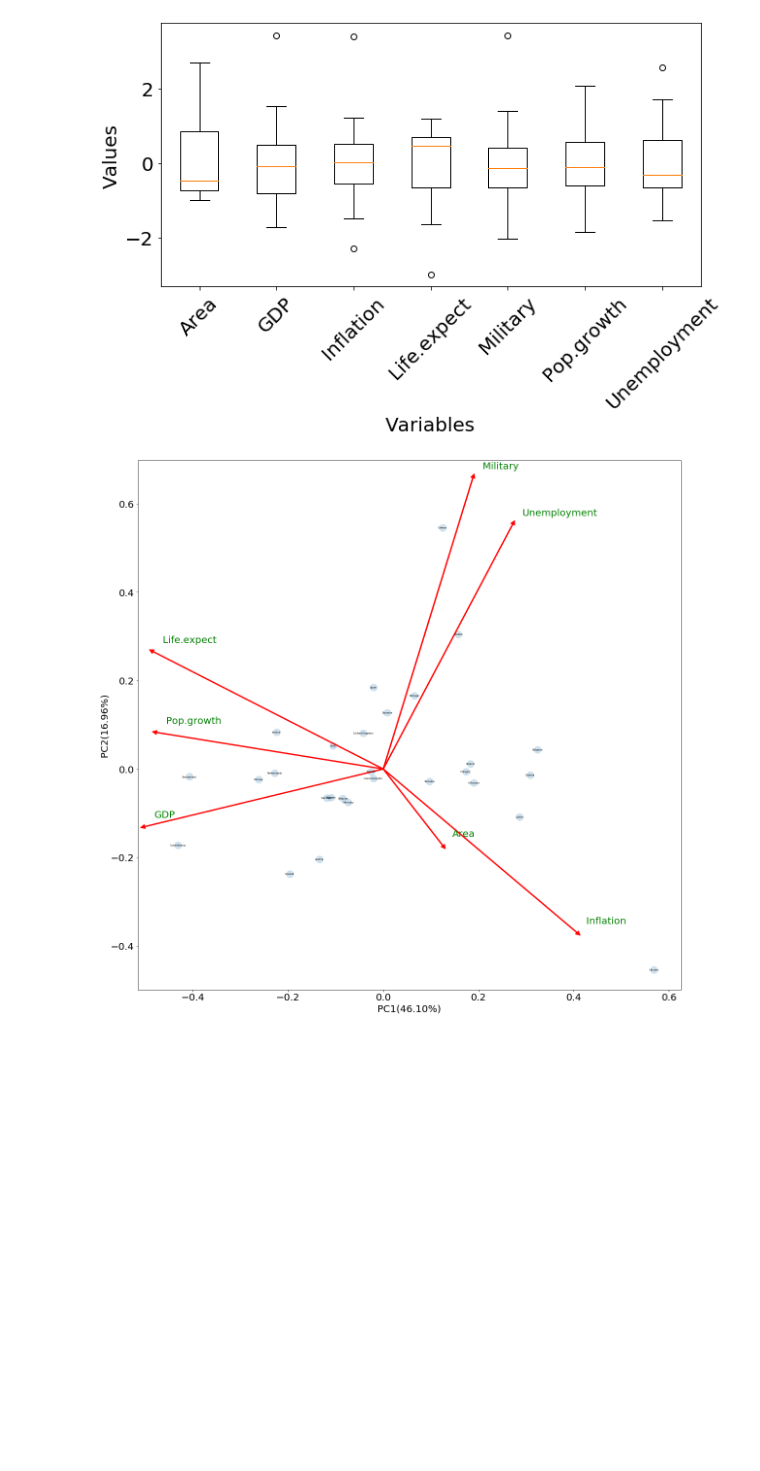
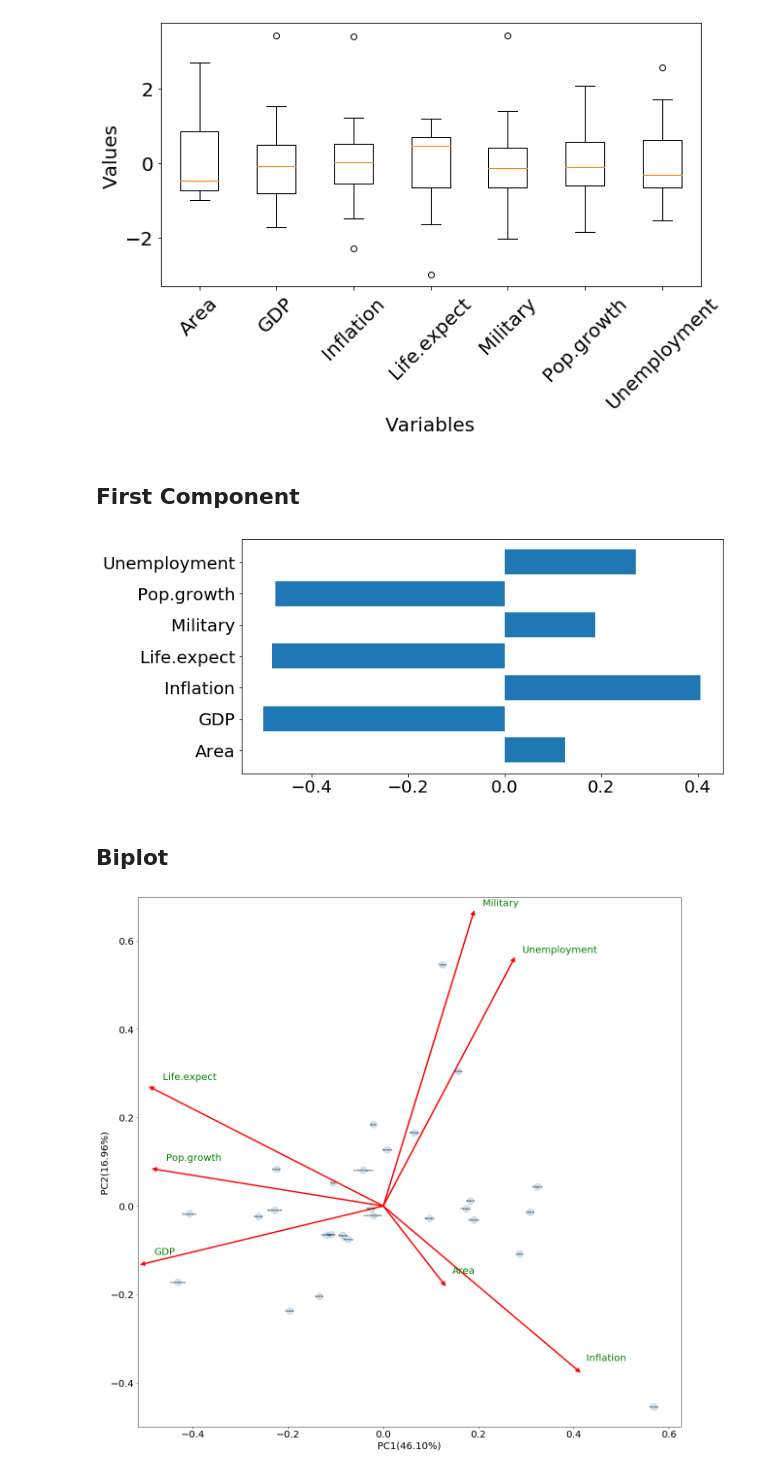
Before and after one commit to Natu17/TPs_SIA, a Jupyter notebook: ComponentesPrincipales/ej.ipynb, the cells around one changed output. Cells and saved outputs as stored; diff of their text form; code cells hidden in the pictures; blank space fills up the shorter version.

```diff
--- a/ComponentesPrincipales/ej.ipynb
+++ b/ComponentesPrincipales/ej.ipynb
@@ -47,6 +60,18 @@ pca = PCA()
 components = pca.fit_transform(standardized)
 axis = pca.components_
 variance_ratio = pca.explained_variance_ratio_
+# %% [markdown]
+## First Component
+# %%
+values = axis[0]
+plt.figure("barh")
+plt.barh([i for i in range(len(values))], values)
+plt.yticks([i for i in range(len(values))], variable_names)
+plt.show()
+# %% [output]
+[figure, added]
+# %% [markdown]
+## Biplot
 # %%
 plt.figure("scatter", figsize=(20, 20))
 
```
Also changed, not shown: parts of 3 cells of this notebook, 2 other files.
